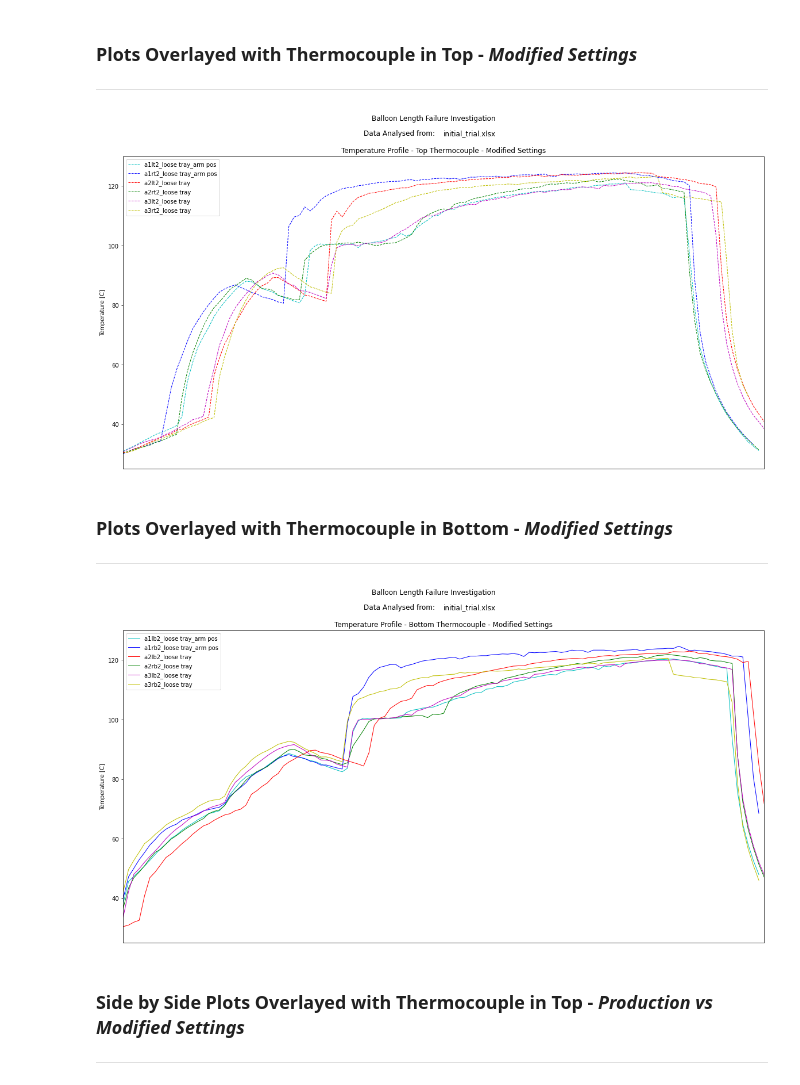
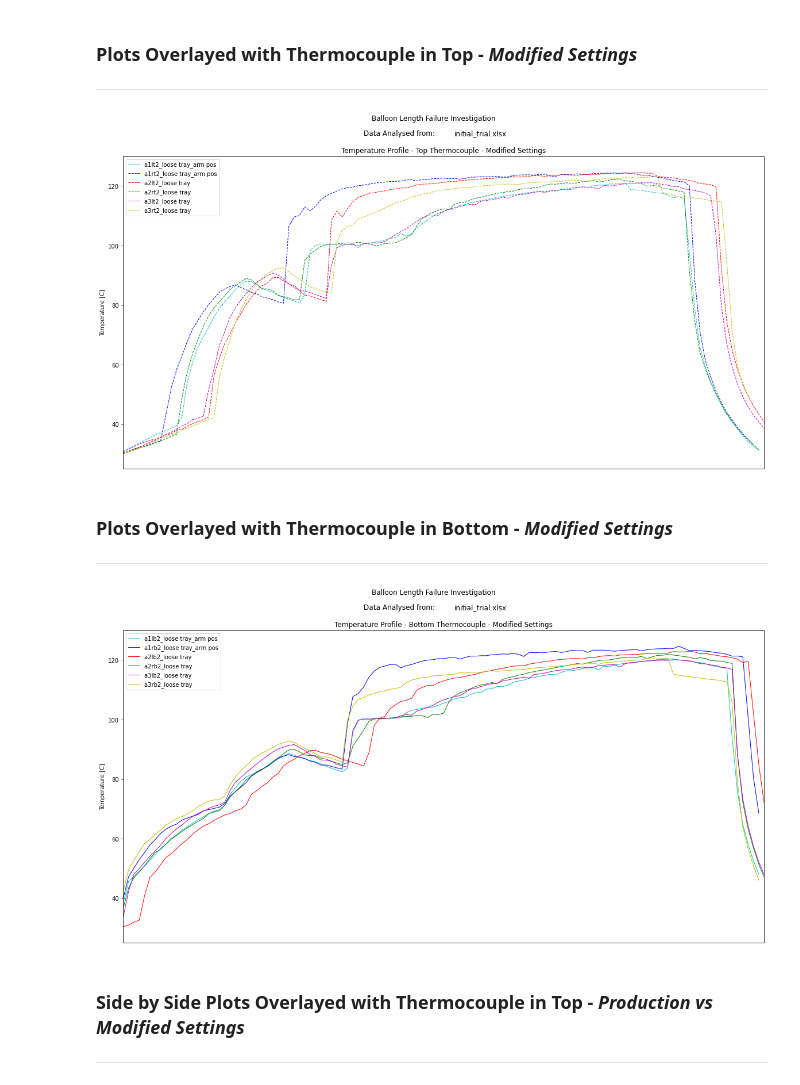
Before and after one commit to KeithQuinn/Temperature_Profile_Analysis, a Jupyter notebook: Data_Analysis/Balloon_Analysis.ipynb, the cells around one changed output. Drawn from its saved outputs; the diff is of its cells as text; code cells hidden in the pictures.

```diff
--- a/Data_Analysis/Balloon_Analysis.ipynb
+++ b/Data_Analysis/Balloon_Analysis.ipynb
@@ -176,24 +176,24 @@ plt.show()
 # %%
 plt.figure(figsize=(20,10))
 plt.plot(a1lt2, "c--", linewidth=1, label = "a1lt2_loose tray_arm pos")
 plt.plot(a1rt2, "b--", linewidth=1, label = "a1rt2_loose tray_arm pos")
 plt.plot(a2lt2, "r--", linewidth=1, label = "a2lt2_loose tray")
 plt.plot(a2rt2, "g--", linewidth=1, label = "a2rt2_loose tray")
 plt.plot(a3lt2, "m--", linewidth=1, label = "a3lt2_loose tray")
 plt.plot(a3rt2, "y--", linewidth=1, label = "a3rt2_loose tray")
 plt.title("Temperature Profile - Top Thermocouple - Modified Settings")
 plt.suptitle("Balloon Length Failure Investigation")
 axes = plt.gca()
 axes.set_xlim([0,120])
 axes.set_ylim([25,130])
 plt.text(45, 137, "Data Analysed from:", color='black', size=12)
-plt.text(60, 137, file_name, color='black', size=12)
+plt.text(62, 137, file_name, color='black', size=12)
 plt.legend(loc = "upper left")
 plt.xticks([])
 plt.ylabel("Temperature [C]", color = "black")
 plt.show()
 # %% [output]
-[figure, old version]
+[figure, new version]
 # %% [markdown]
 ### Plots Overlayed with Thermocouple in Bottom - *Modified Settings*
 ***
@@ -211,13 +211,13 @@ axes = plt.gca()
 axes.set_xlim([0,120])
 axes.set_ylim([25,130])
 plt.text(45, 137, "Data Analysed from:", color='black', size=12)
-plt.text(60, 137, file_name, color='black', size=12)
+plt.text(62, 137, file_name, color='black', size=12)
 plt.legend(loc = "upper left")
 plt.xticks([])
 plt.ylabel("Temperature [C]", color = "black")
 plt.show()
 # %% [output]
-[figure, old version]
+[figure, new version]
 # %% [markdown]
 ### Side by Side Plots Overlayed with Thermocouple in Top - *Production vs Modified Settings*
 ***
```
Also changed, not shown: parts of 2 cells of this notebook.
